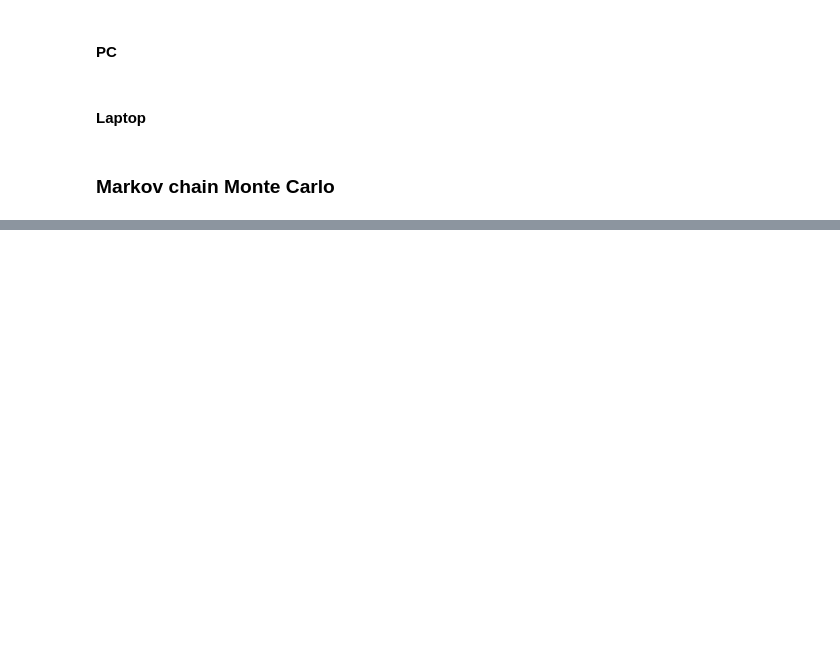
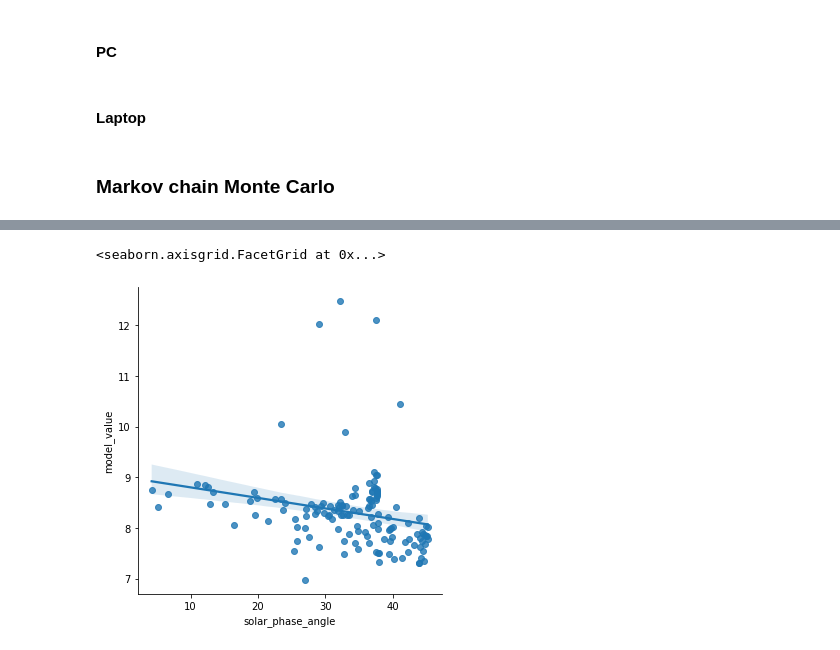
Before and after one commit to mariaromerocol/monte_carlos, a Jupyter notebook: test.ipynb, the cells around one changed output, grey strips where cells are left out. Cells and saved outputs as stored; diff of their text form; code cells hidden in the pictures; blank space fills up the shorter version.

```diff
--- a/test.ipynb
+++ b/test.ipynb
@@ -134,0 +249,5 @@ for i in range(num_simulations):
+# %%
+sns.lmplot(x="solar_phase_angle", y="model_value", data=data_plot)
+# %% [output]
+<seaborn.axisgrid.FacetGrid at 0x...>
+[figure, added]
```
Also changed, not shown: parts of 14 cells of this notebook.
